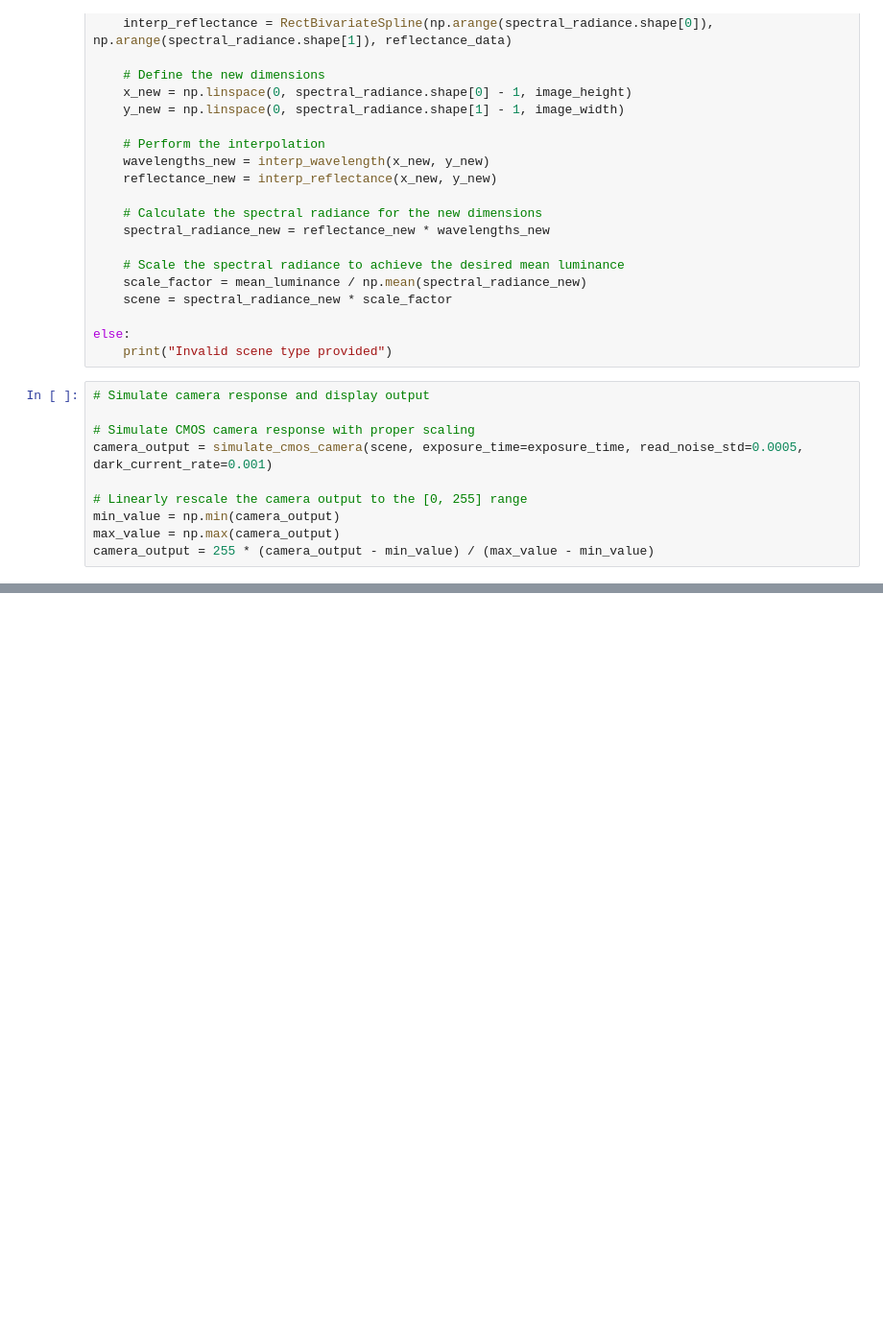
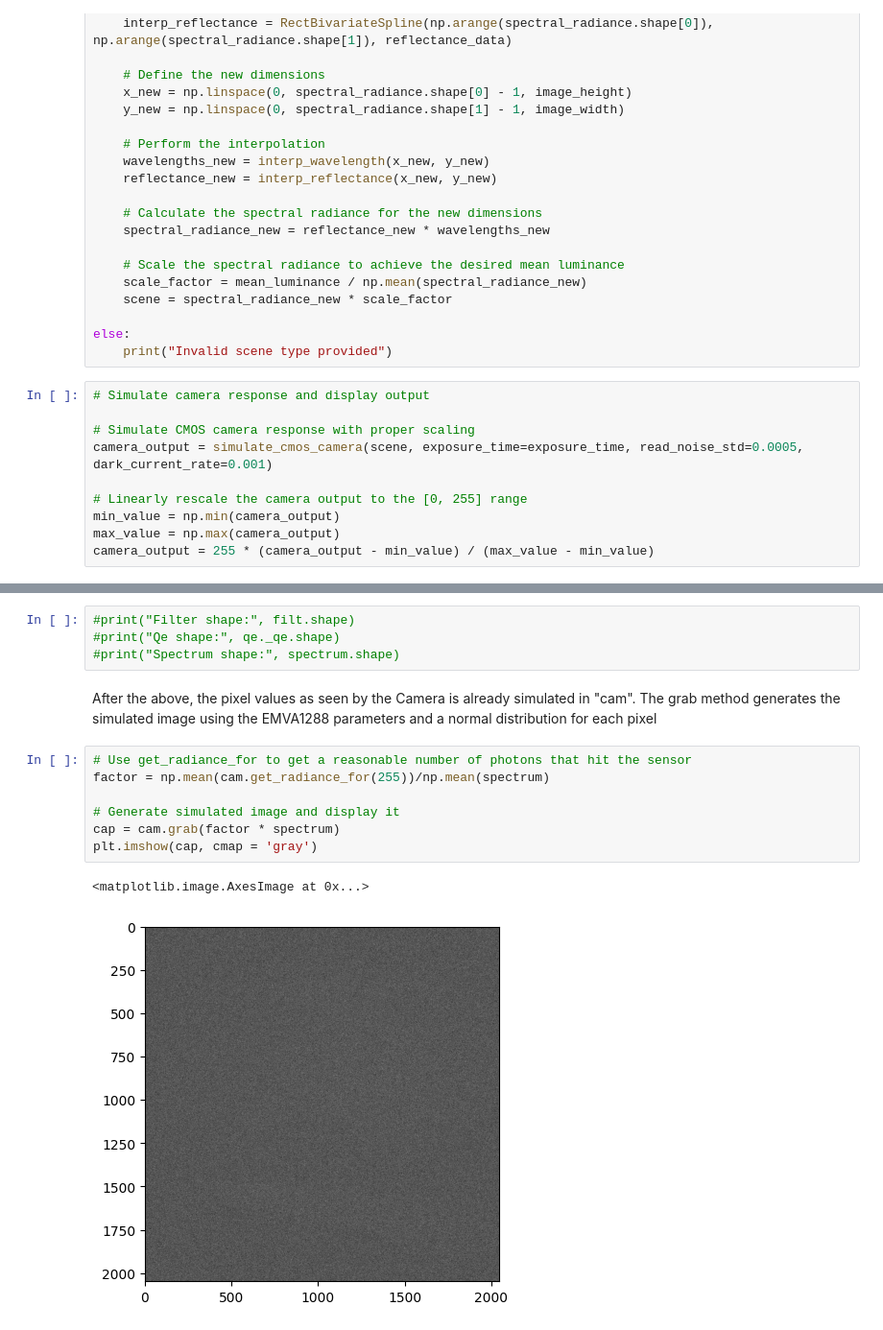
Before and after one commit to pbecerrav/cam_sim, a Jupyter notebook: cam_sim.ipynb, the cells around one changed output, grey strips where cells are left out. Shown at 96% size. Cells and saved outputs as stored; diff of their text form; blank space fills up the shorter version.

```diff
--- a/cam_sim.ipynb
+++ b/cam_sim.ipynb
@@ -309,0 +316,16 @@ plt.plot(dom, qe.qe[1,1], 'r')
+# %%
+#print("Filter shape:", filt.shape)
+#print("Qe shape:", qe._qe.shape)
+#print("Spectrum shape:", spectrum.shape)
+# %% [markdown]
+After the above, the pixel values as seen by the Camera is already simulated in "cam". The grab method generates the simulated image using the EMVA1288 parameters and a normal distribution for each pixel
+# %%
+# Use get_radiance_for to get a reasonable number of photons that hit the sensor
+factor = np.mean(cam.get_radiance_for(255))/np.mean(spectrum)
+
+# Generate simulated image and display it
+cap = cam.grab(factor * spectrum)
+plt.imshow(cap, cmap = 'gray')
+# %% [output]
+<matplotlib.image.AxesImage at 0x...>
+[figure, added]
```
Also changed, not shown: parts of 29 cells of this notebook, 1 other file.
